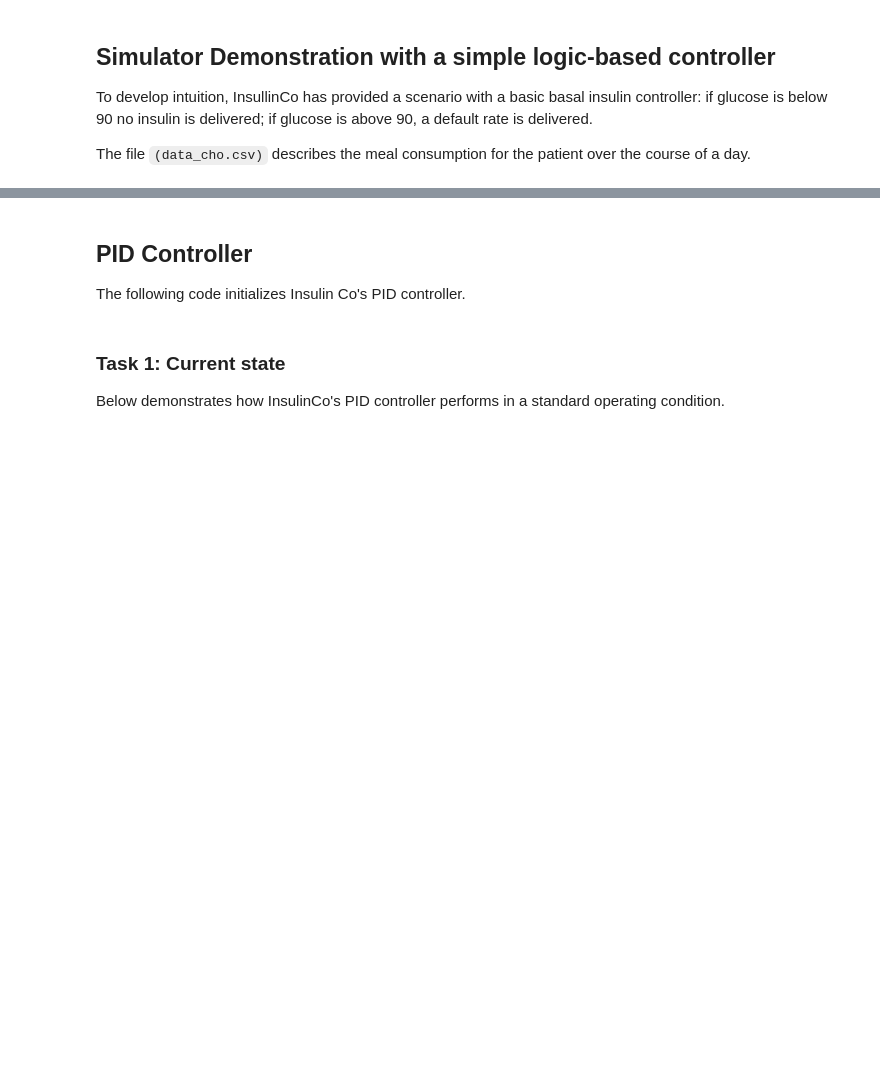
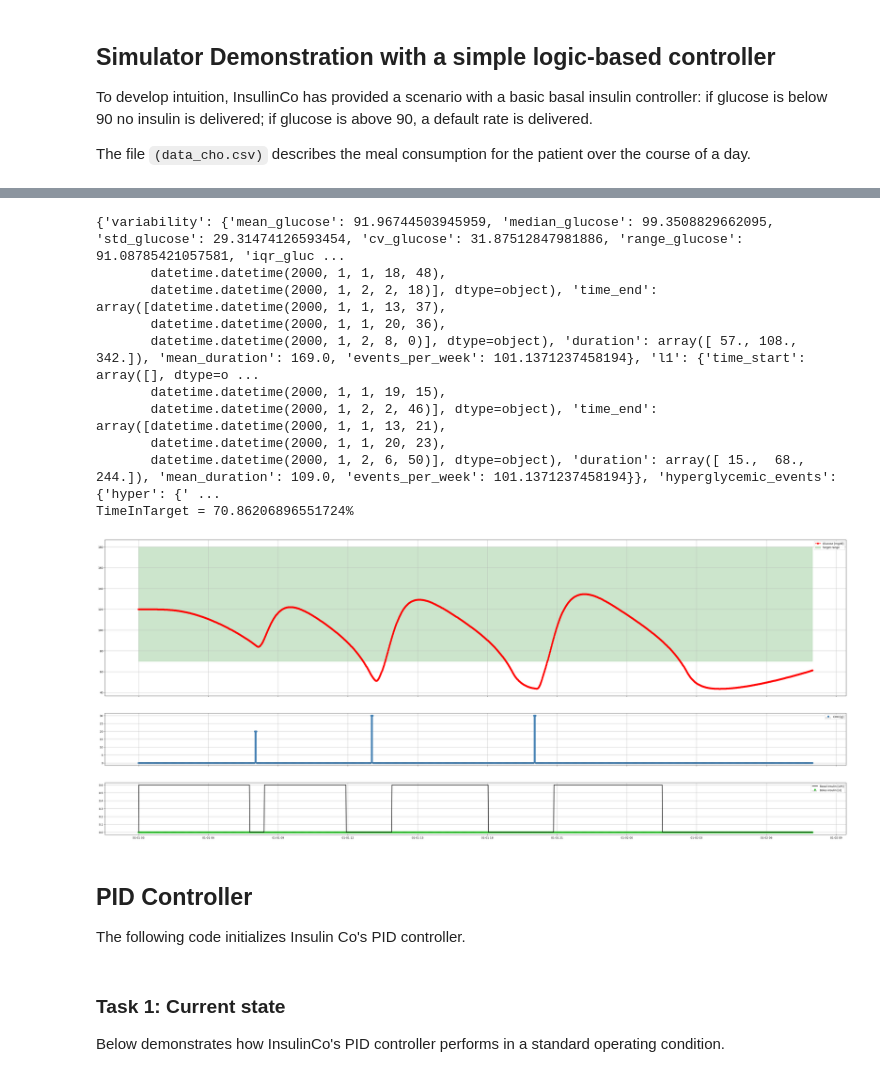
Before and after one commit to Jackmastro/MPC_DeePC_COCO, a Jupyter notebook: COCO2024project.ipynb, the cells around one changed output, grey strips where cells are left out. Cells and saved outputs as stored; diff of their text form; code cells hidden in the pictures; blank space fills up the shorter version.

```diff
--- a/COCO2024project.ipynb
+++ b/COCO2024project.ipynb
@@ -363,32 +392,44 @@ df.to_csv('your_file.csv', index=False)
 # %%
 ##################################### Example of displaying simulation results  ###################################
 
 # You can create a dict() that will be accessible during simulation by your handler
 basal_handler_params = dict()
 basal_handler_params['default_rate'] = 0.01
 
-data_given = pd.read_csv(
-        os.path.join(os.path.abspath(''), 'data', 'data_cho.csv'))
+data_given = pd.read_csv(os.path.join(os.path.abspath(''), 'data', 'data_cho.csv'))
 
 glucose, i, insulin_bolus, m, time = simulate(basal_handler=basal_insulin_controller_example,
-       basal_handler_params=basal_handler_params, data_given=data_given,
-       meal_input_modulation_factor=1)
+                                              basal_handler_params=basal_handler_params,
+                                              data_given=data_given,
+                                              meal_input_modulation_factor=1)
 
 # After simulation, you can evaluate glucose trace with AGATA.
 # First, generate a dataframe that is compatible with AGATA https://github.com/gcappon/py_agata/
 data = glucose_time_vectors_to_dataframe(glucose=glucose, t=time)
 
 # Then glucose trace can be analyzed with Agata().analyze_glucose_profile()
 agata = Agata()
 results = agata.analyze_glucose_profile(data)
 print(results)
 
 # ... or, if you need just 1 metric, you can use a metric such as time_in_target
 TimeInTarget = time_in_target(data)
 print('TimeInTarget = ' + str(TimeInTarget) + '%')
 
 #Finally, a function to plot the simulation traces
 plot_results(glucose=glucose,insulin_bolus=insulin_bolus, i=i, m=m, time=time)
+# %% [output]
+{'variability': {'mean_glucose': 91.96744503945959, 'median_glucose': 99.3508829662095, 'std_glucose': 29.31474126593454, 'cv_glucose': 31.87512847981886, 'range_glucose': 91.08785421057581, 'iqr_gluc ...
+       datetime.datetime(2000, 1, 1, 18, 48),
+       datetime.datetime(2000, 1, 2, 2, 18)], dtype=object), 'time_end': array([datetime.datetime(2000, 1, 1, 13, 37),
+       datetime.datetime(2000, 1, 1, 20, 36),
+       datetime.datetime(2000, 1, 2, 8, 0)], dtype=object), 'duration': array([ 57., 108., 342.]), 'mean_duration': 169.0, 'events_per_week': 101.1371237458194}, 'l1': {'time_start': array([], dtype=o ...
+       datetime.datetime(2000, 1, 1, 19, 15),
+       datetime.datetime(2000, 1, 2, 2, 46)], dtype=object), 'time_end': array([datetime.datetime(2000, 1, 1, 13, 21),
+       datetime.datetime(2000, 1, 1, 20, 23),
+       datetime.datetime(2000, 1, 2, 6, 50)], dtype=object), 'duration': array([ 15.,  68., 244.]), 'mean_duration': 109.0, 'events_per_week': 101.1371237458194}}, 'hyperglycemic_events': {'hyper': {' ...
+TimeInTarget = 70.86206896551724%
+[figure, added]
 # %% [markdown]
 ## PID Controller
 
```
Also changed, not shown: parts of 11 cells of this notebook, 2 other files.
